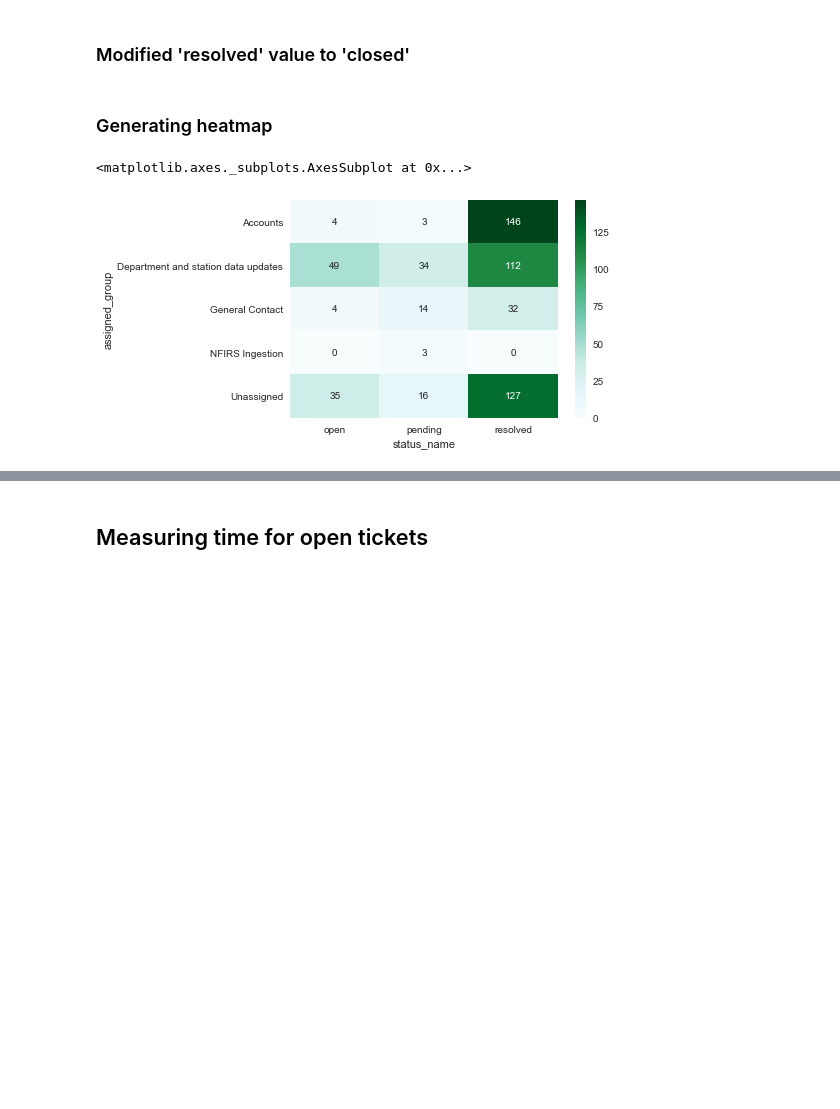
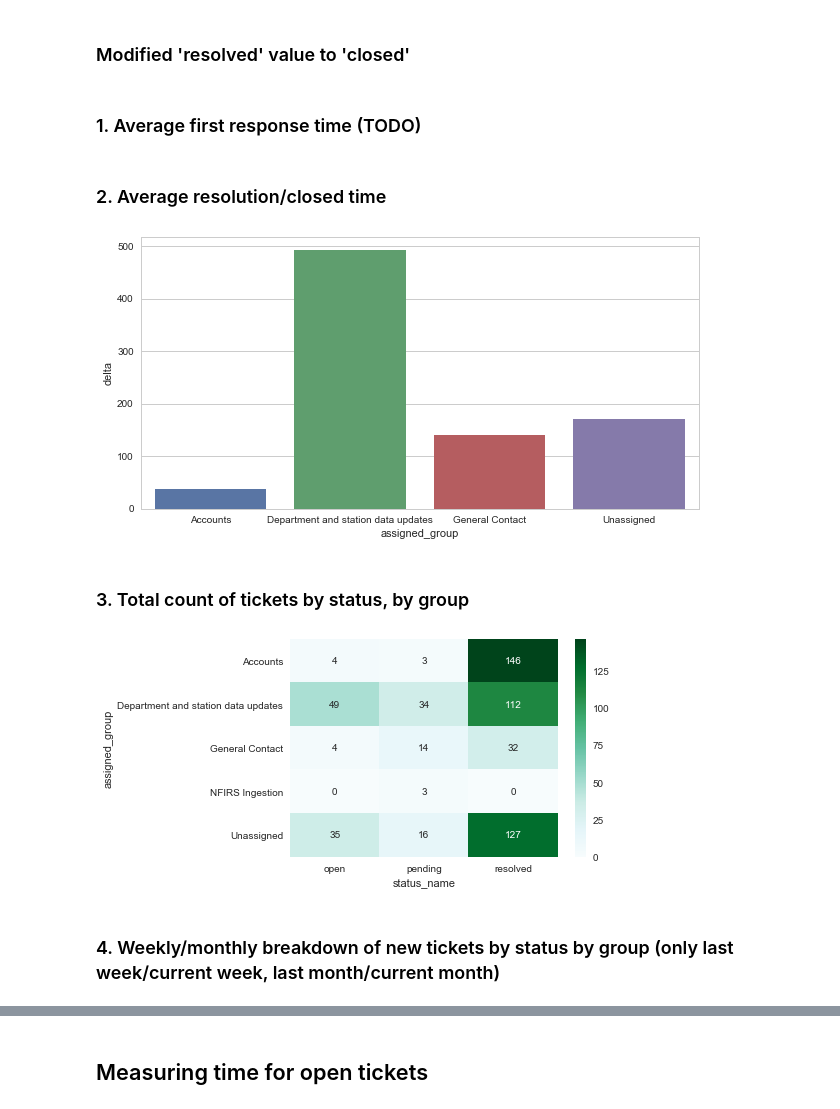
Before and after one commit to JorgeMartinezG/firecares-stats, a Jupyter notebook: Tickets analysis.ipynb, the cells around one changed output, grey strips where cells are left out. Drawn from its saved outputs; the diff is of its cells as text; code cells hidden in the pictures; blank space fills up the shorter version.

```diff
--- a/Tickets analysis.ipynb
+++ b/Tickets analysis.ipynb
@@ -18,5 +18,6 @@ from datetime import datetime
 from matplotlib import pyplot as plt
 
 sns.set()
+sns.set_style('whitegrid')
 %matplotlib inline
 # %% [markdown]
@@ -25,6 +26,8 @@ sns.set()
 df = pd.read_csv('tickets.csv')
 df['created_at'] = pd.to_datetime(df['created_at'])
 df['updated_at'] = pd.to_datetime(df['updated_at'])
+df.sort_values(by='created_at', ascending=False, inplace=True)
+
 df.head()
 # %% [output]
 |  | Unnamed: 0 | id | subject | status_name | assigned_group | created_at | updated_at |
@@ -39,12 +42,30 @@ df.head()
 ### Modified 'resolved' value to 'closed'
 # %%
 df.loc[df['status_name'] == 'closed', 'status_name'] = 'resolved'
-# %% [markdown]
-### Generating heatmap
+# %% [markdown]
+### 1. Average first response time (TODO)
+# %% [markdown]
+###  2. Average resolution/closed time
+# %%
+resolved_df = df.loc[(df['status_name'] == 'resolved')]
+resolved_df['delta'] = abs(resolved_df['created_at'] - resolved_df['updated_at']).astype('timedelta64[h]')
+
+reduced_df = resolved_df[['assigned_group', 'delta']]
+assigned_means_df = reduced_df.groupby(['assigned_group']).mean().reset_index()
+
+resolved_df.drop('delta', axis=1, inplace=True)
+
+plt.figure(figsize=(10,5))
+sns.barplot(assigned_means_df.assigned_group, assigned_means_df.delta);
+# %% [output]
+[figure, added]
+# %% [markdown]
+### 3. Total count of tickets by status, by group
 # %%
 df_groups = df.groupby(['status_name', 'assigned_group']).size().reset_index(name='count')
 df_heatmap = df_groups.pivot_table(index='assigned_group', columns='status_name', values='count', fill_value=0)
-sns.heatmap(df_heatmap, annot=True, fmt="d", cmap='BuGn')
+sns.heatmap(df_heatmap, annot=True, fmt="d", cmap='BuGn');
 # %% [output]
-<matplotlib.axes._subplots.AxesSubplot at 0x...>
 [figure]
+# %% [markdown]
+### 4. Weekly/monthly breakdown of new tickets by status by group (only last week/current week, last month/current month)
```
Also changed, not shown: parts of 14 cells of this notebook.
